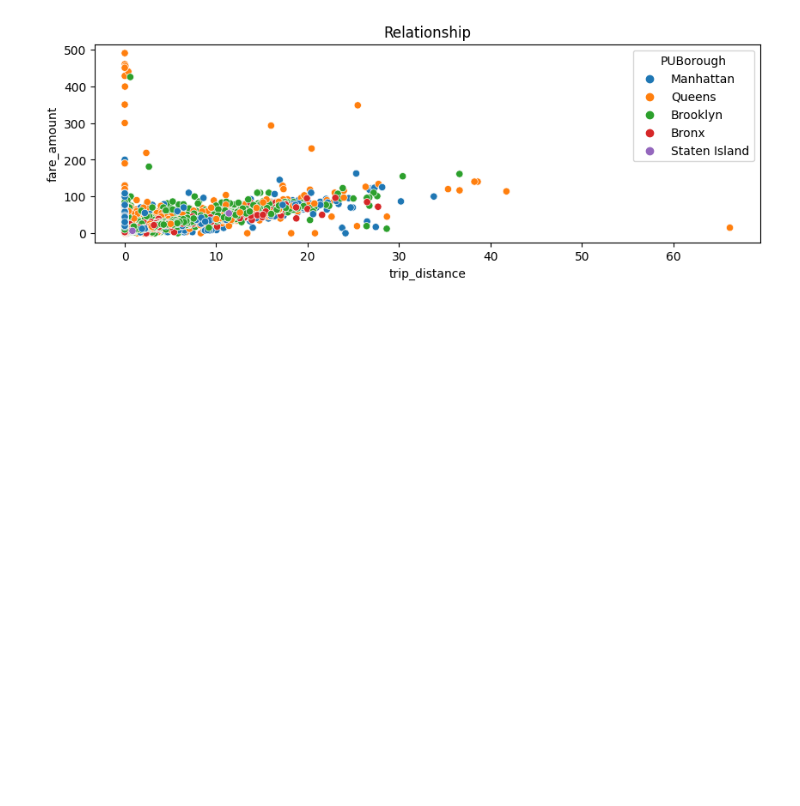
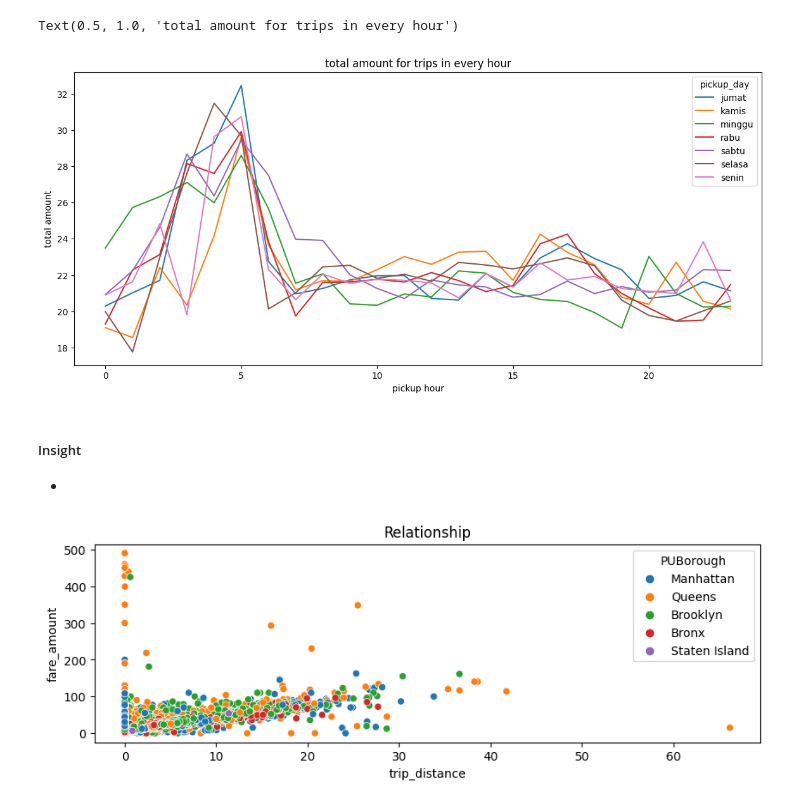
Before and after one commit to Abrahamtarra/NYC-TLC-Trip-Record, a Jupyter notebook: notebooks/Analysis.ipynb, the cells around one changed output. Saved outputs shown, nothing was run; the diff lists cells and outputs as text; code cells hidden in the pictures; blank space fills up the shorter version.

```diff
--- a/notebooks/Analysis.ipynb
+++ b/notebooks/Analysis.ipynb
@@ -117,3 +70,14 @@ plt.show()
+# %%
+df.pivot_table('total_amount', index='pickup_hour', columns='pickup_day').plot(figsize=(14,6))
+plt.xlabel('pickup hour');
+plt.ylabel('total amount');
+plt.title('total amount for trips in every hour')
+# %% [output]
+Text(0.5, 1.0, 'total amount for trips in every hour')
+[figure, added]
+# %% [markdown]
+##### Insight
+-
 # %%
 plt.figure(figsize=(10,3))
 
```
Also changed, not shown: parts of 9 cells of this notebook, 3 other files.
